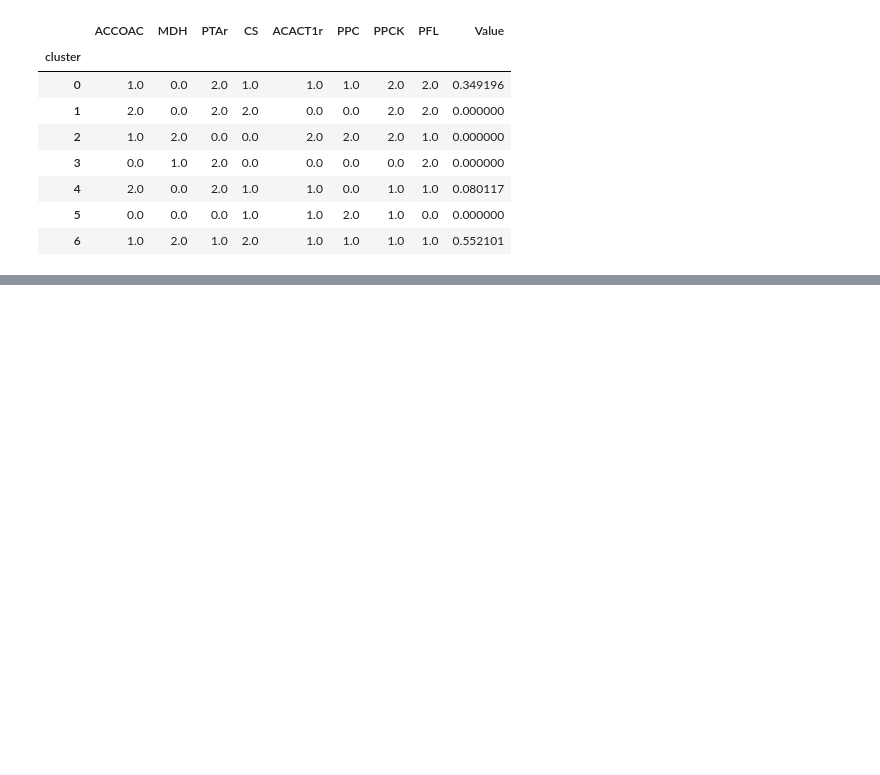
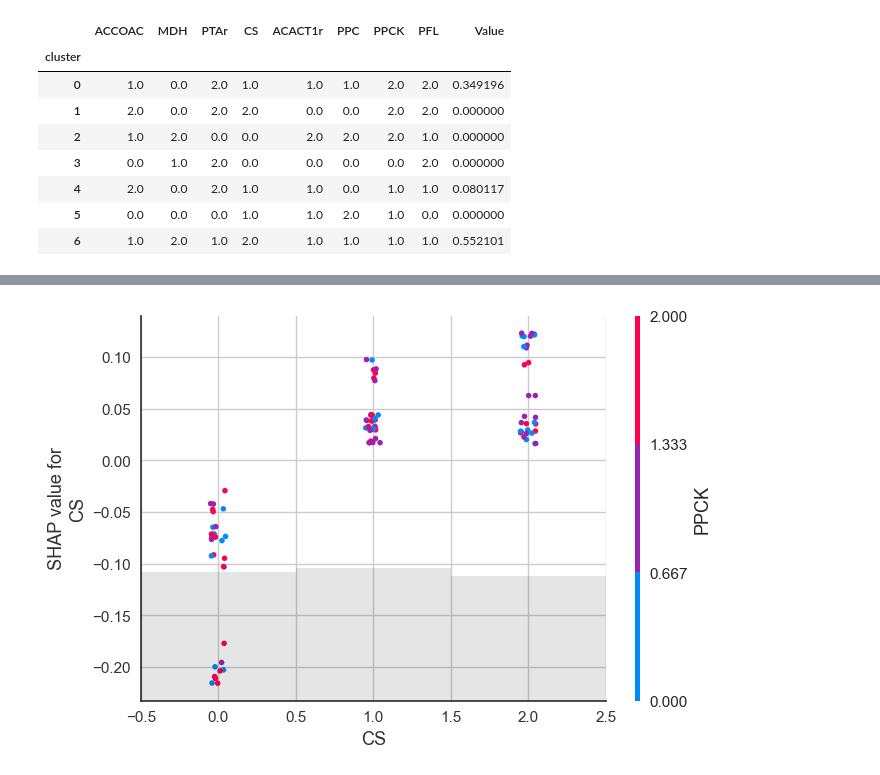
Before and after one commit to costasmexis/straindesignXAI, a Jupyter notebook: notebooks/test.ipynb, the cells around one changed output, grey strips where cells are left out. Saved outputs shown, nothing was run; the diff lists cells and outputs as text; code cells hidden in the pictures; blank space fills up the shorter version.

```diff
--- a/notebooks/test.ipynb
+++ b/notebooks/test.ipynb
@@ -90,0 +91,4 @@ d.pdplot('PPCK')
+# %%
+d.shap_scatter('CS', 'PPCK')
+# %% [output]
+[figure, added]
```
Also changed, not shown: parts of 4 cells of this notebook, 1 other file.
